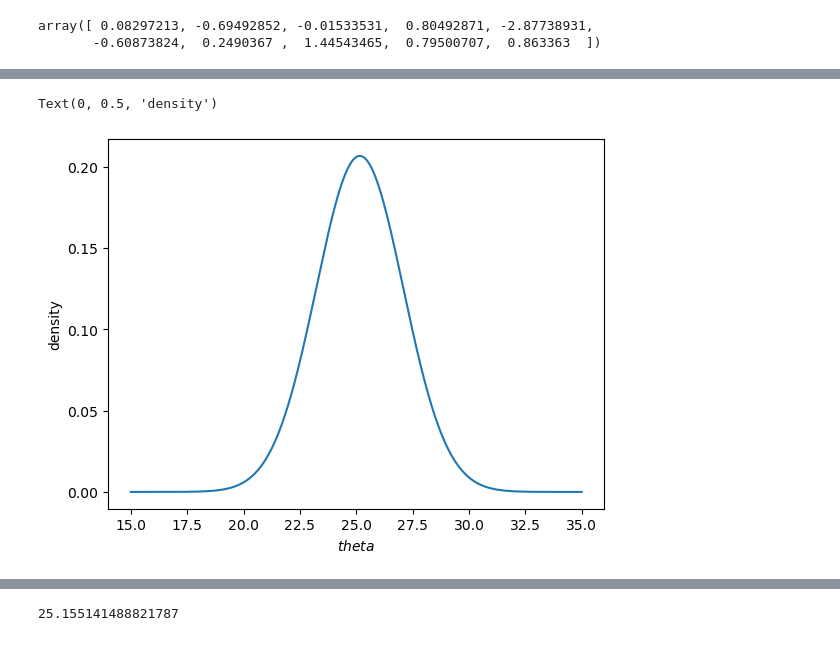
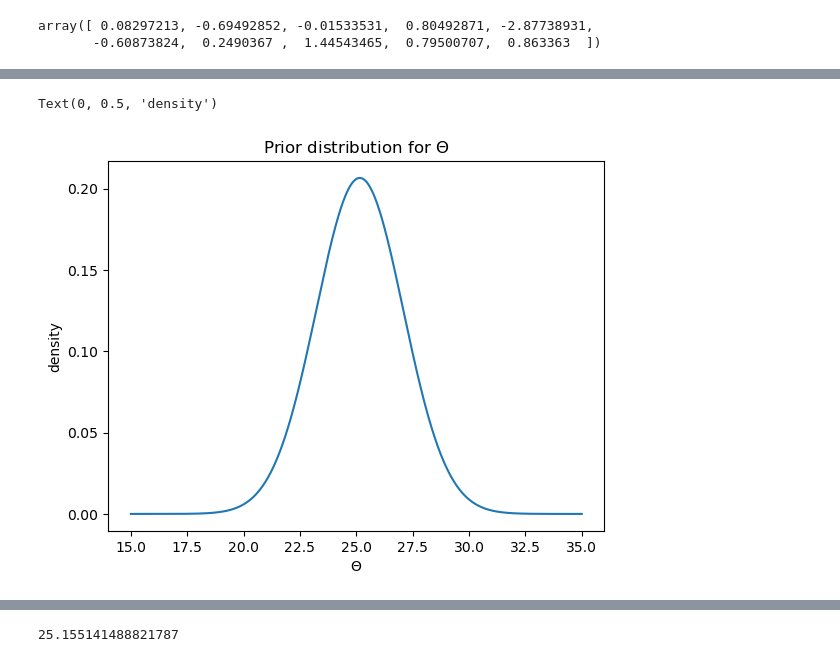
Before and after one commit to SHlee-TDA/Statistics, a Jupyter notebook: Bayseian/bayes_statistics.ipynb, the cells around one changed output, grey strips where cells are left out. Drawn from its saved outputs; the diff is of its cells as text; code cells hidden in the pictures.

```diff
--- a/Bayseian/bayes_statistics.ipynb
+++ b/Bayseian/bayes_statistics.ipynb
@@ -307,10 +313,11 @@ prior = norm(loc = mu, scale = tau)
 # %%
 plt.plot(x,prior.pdf(x = x))
-plt.xlabel('$theta$')
+plt.title('Prior distribution for $\Theta$')
+plt.xlabel('$\Theta$')
 plt.ylabel('density')
 # %% [output]
 Text(0, 0.5, 'density')
-[figure, old version]
+[figure, new version]
 # %%
 posterior = np.zeros_like(prior.pdf(x = x))
 numerators = np.zeros_like(prior.pdf(x=x))
```
Also changed, not shown: parts of 3 cells of this notebook.
